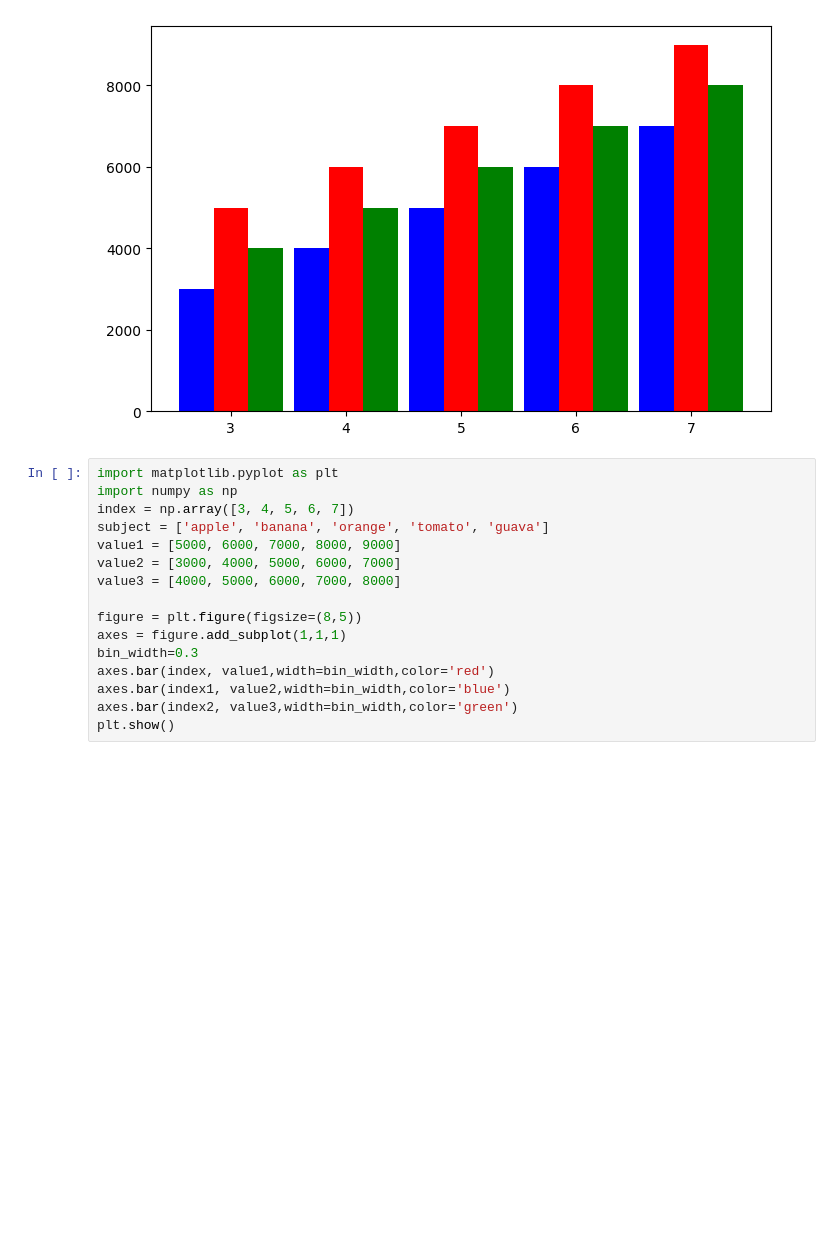
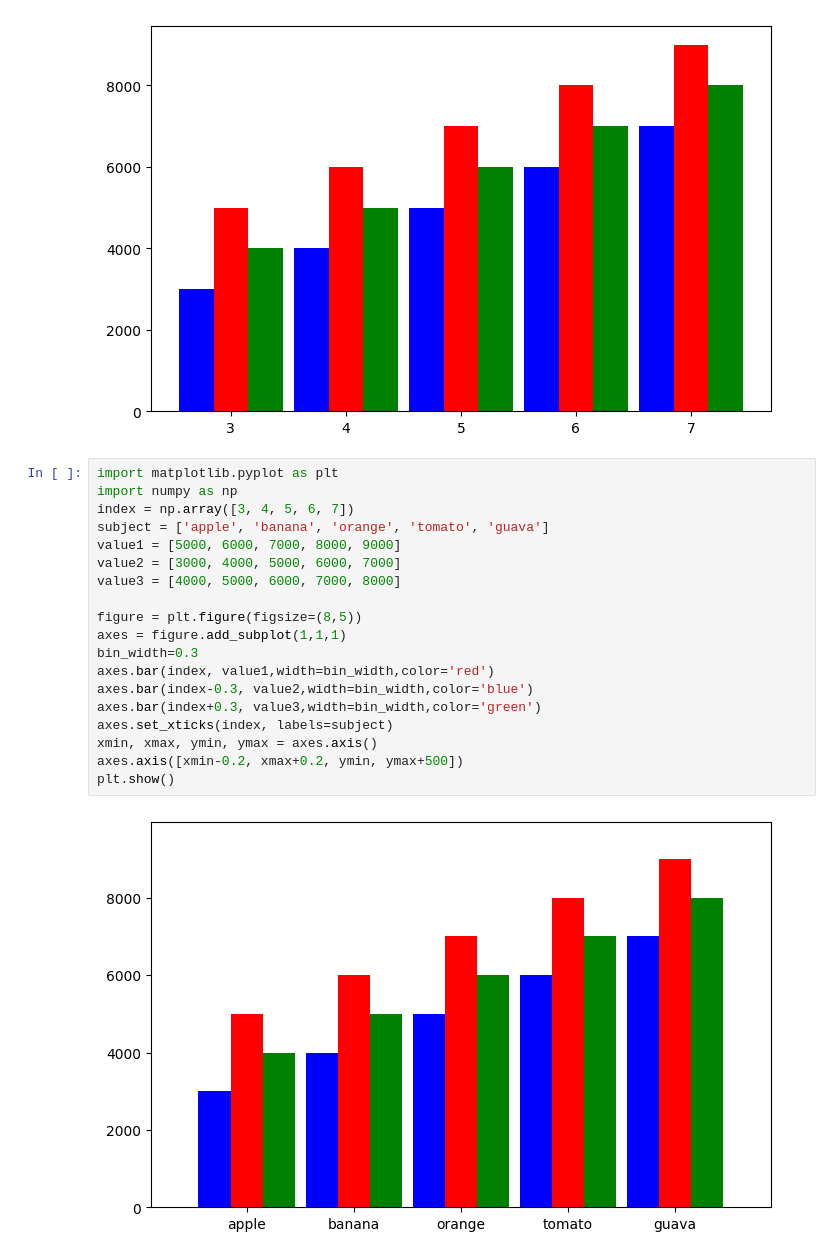
Before and after one commit to jsdhwdmaX09/aaaab, a Jupyter notebook: lesson15_1.ipynb, the cells around one changed output. Cells and saved outputs as stored; diff of their text form; blank space fills up the shorter version.

```diff
--- a/lesson15_1.ipynb
+++ b/lesson15_1.ipynb
@@ -72,16 +72,21 @@ plt.show()
 # %%
 import matplotlib.pyplot as plt
 import numpy as np
 index = np.array([3, 4, 5, 6, 7])
 subject = ['apple', 'banana', 'orange', 'tomato', 'guava']
 value1 = [5000, 6000, 7000, 8000, 9000]
 value2 = [3000, 4000, 5000, 6000, 7000]
 value3 = [4000, 5000, 6000, 7000, 8000]
 
 figure = plt.figure(figsize=(8,5))
 axes = figure.add_subplot(1,1,1)
 bin_width=0.3
 axes.bar(index, value1,width=bin_width,color='red')
-axes.bar(index1, value2,width=bin_width,color='blue')
-axes.bar(index2, value3,width=bin_width,color='green')
+axes.bar(index-0.3, value2,width=bin_width,color='blue')
+axes.bar(index+0.3, value3,width=bin_width,color='green')
+axes.set_xticks(index, labels=subject)
+xmin, xmax, ymin, ymax = axes.axis()
+axes.axis([xmin-0.2, xmax+0.2, ymin, ymax+500])
 plt.show()
+# %% [output]
+[figure, added]
```
Also changed, not shown: parts of 1 cell of this notebook.
